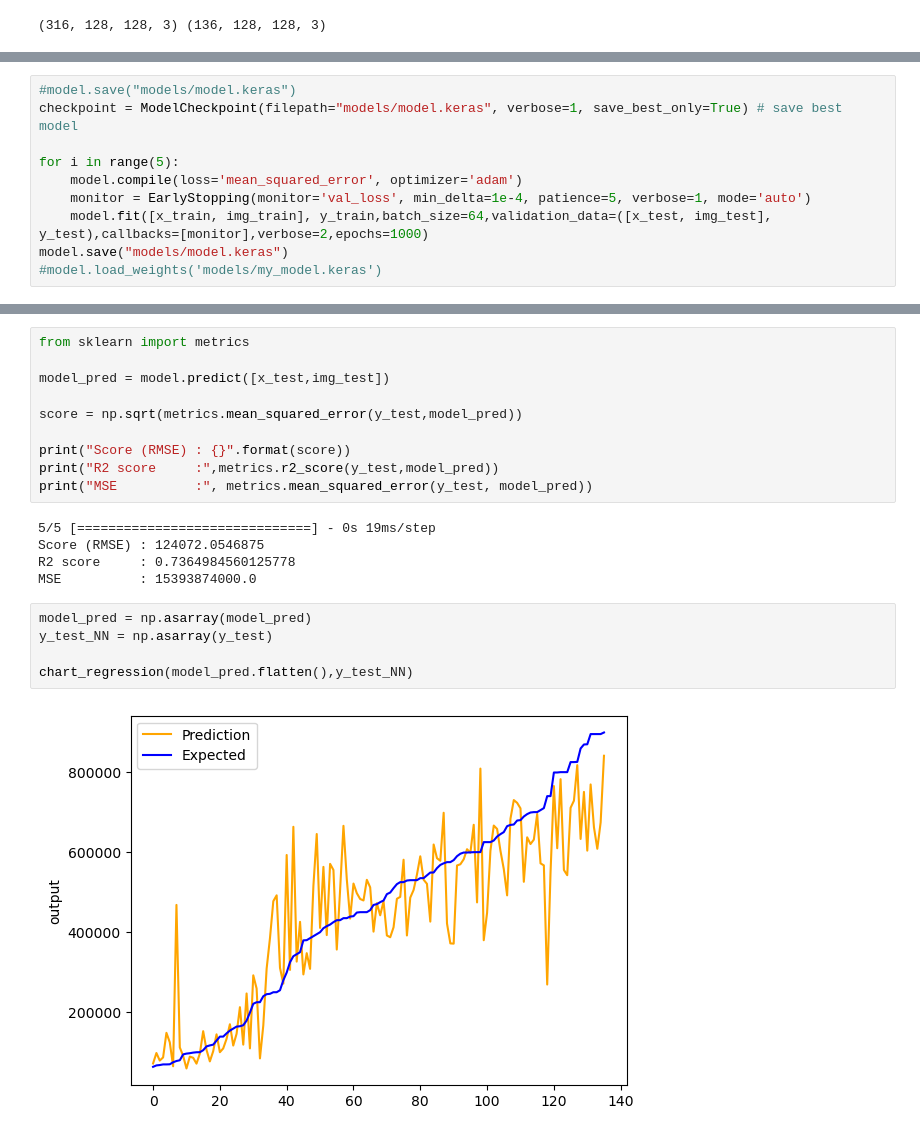
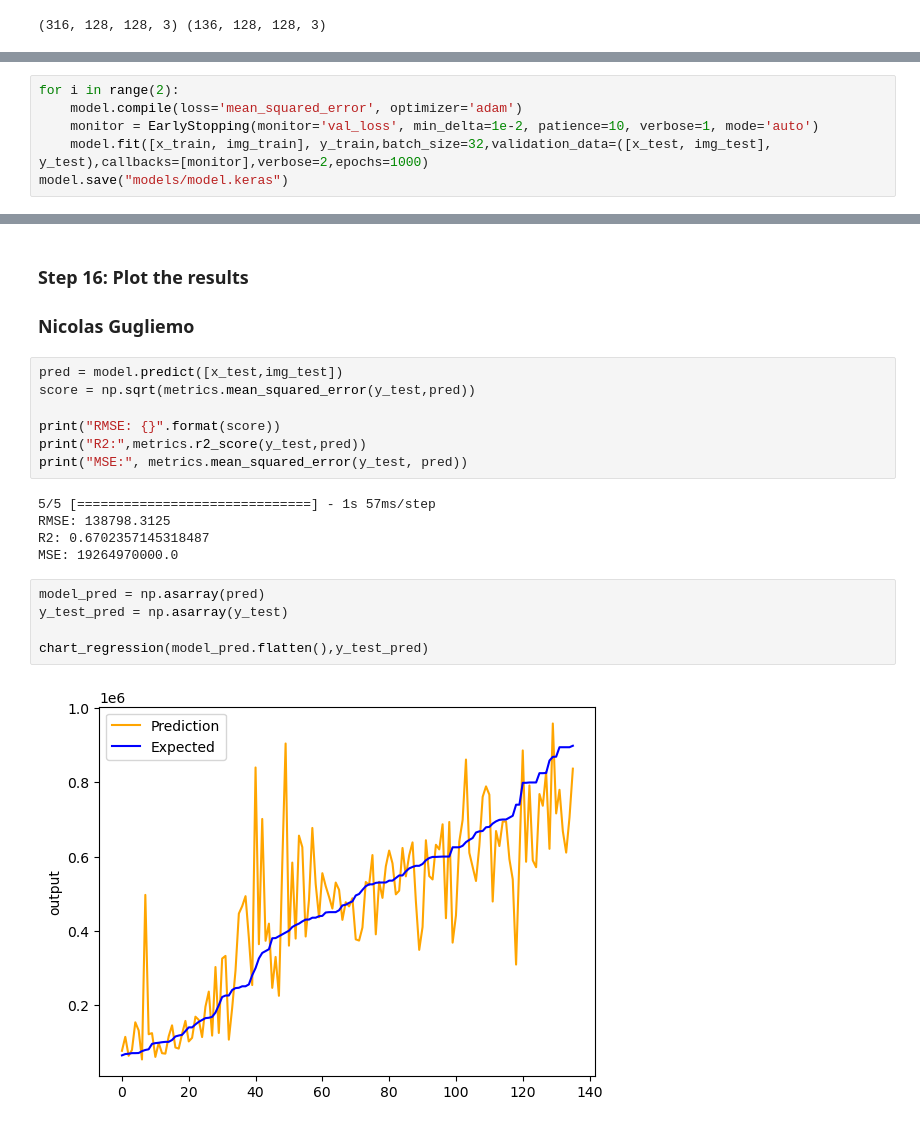
Before and after one commit to kyu2509/CSC180-Project-3, a Jupyter notebook: House Price Prediction.ipynb, the cells around one changed output, grey strips where cells are left out. Drawn from its saved outputs; the diff is of its cells as text.

Commit message:
Working model. No more changes to working model

```diff
--- a/House Price Prediction.ipynb
+++ b/House Price Prediction.ipynb
@@ -501,12 +435,8 @@ y_test = np.array(y_test, dtype=np.float32)
 # %%
-#model.save("models/model.keras")
-checkpoint = ModelCheckpoint(filepath="models/model.keras", verbose=1, save_best_only=True) # save best model
-
-for i in range(5):
+for i in range(2):
     model.compile(loss='mean_squared_error', optimizer='adam')
-    monitor = EarlyStopping(monitor='val_loss', min_delta=1e-4, patience=5, verbose=1, mode='auto')
-    model.fit([x_train, img_train], y_train,batch_size=64,validation_data=([x_test, img_test], y_test),callbacks=[monitor],verbose=2,epochs=1000)
+    monitor = EarlyStopping(monitor='val_loss', min_delta=1e-2, patience=10, verbose=1, mode='auto')
+    model.fit([x_train, img_train], y_train,batch_size=32,validation_data=([x_test, img_test], y_test),callbacks=[monitor],verbose=2,epochs=1000)
 model.save("models/model.keras")
-#model.load_weights('models/my_model.keras')
 # %% [output]
 Epoch 1/1000
@@ -529,22 +459,22 @@ Epoch 9: early stopping
+# %% [markdown]
+### Step 16: Plot the results
+### Nicolas Gugliemo
 # %%
-from sklearn import metrics
+pred = model.predict([x_test,img_test])
+score = np.sqrt(metrics.mean_squared_error(y_test,pred))
 
-model_pred = model.predict([x_test,img_test])
-
-score = np.sqrt(metrics.mean_squared_error(y_test,model_pred))
-
-print("Score (RMSE) : {}".format(score))
-print("R2 score     :",metrics.r2_score(y_test,model_pred))
-print("MSE          :", metrics.mean_squared_error(y_test, model_pred))
+print("RMSE: {}".format(score))
+print("R2:",metrics.r2_score(y_test,pred))
+print("MSE:", metrics.mean_squared_error(y_test, pred))
 # %% [output]
-5/5 [==============================] - 0s 19ms/step
-Score (RMSE) : 124072.0546875
-R2 score     : 0.7364984560125778
-MSE          : 15393874000.0
+5/5 [==============================] - 1s 57ms/step
+RMSE: 138798.3125
+R2: 0.6702357145318487
+MSE: 19264970000.0
 # %%
-model_pred = np.asarray(model_pred)
-y_test_NN = np.asarray(y_test)
+model_pred = np.asarray(pred)
+y_test_pred = np.asarray(y_test)
 
-chart_regression(model_pred.flatten(),y_test_NN)
+chart_regression(model_pred.flatten(),y_test_pred)
 # %% [output]
-[figure, old version]
+[figure, new version]
```
Also changed, not shown: parts of 44 cells of this notebook, 2 other files.
